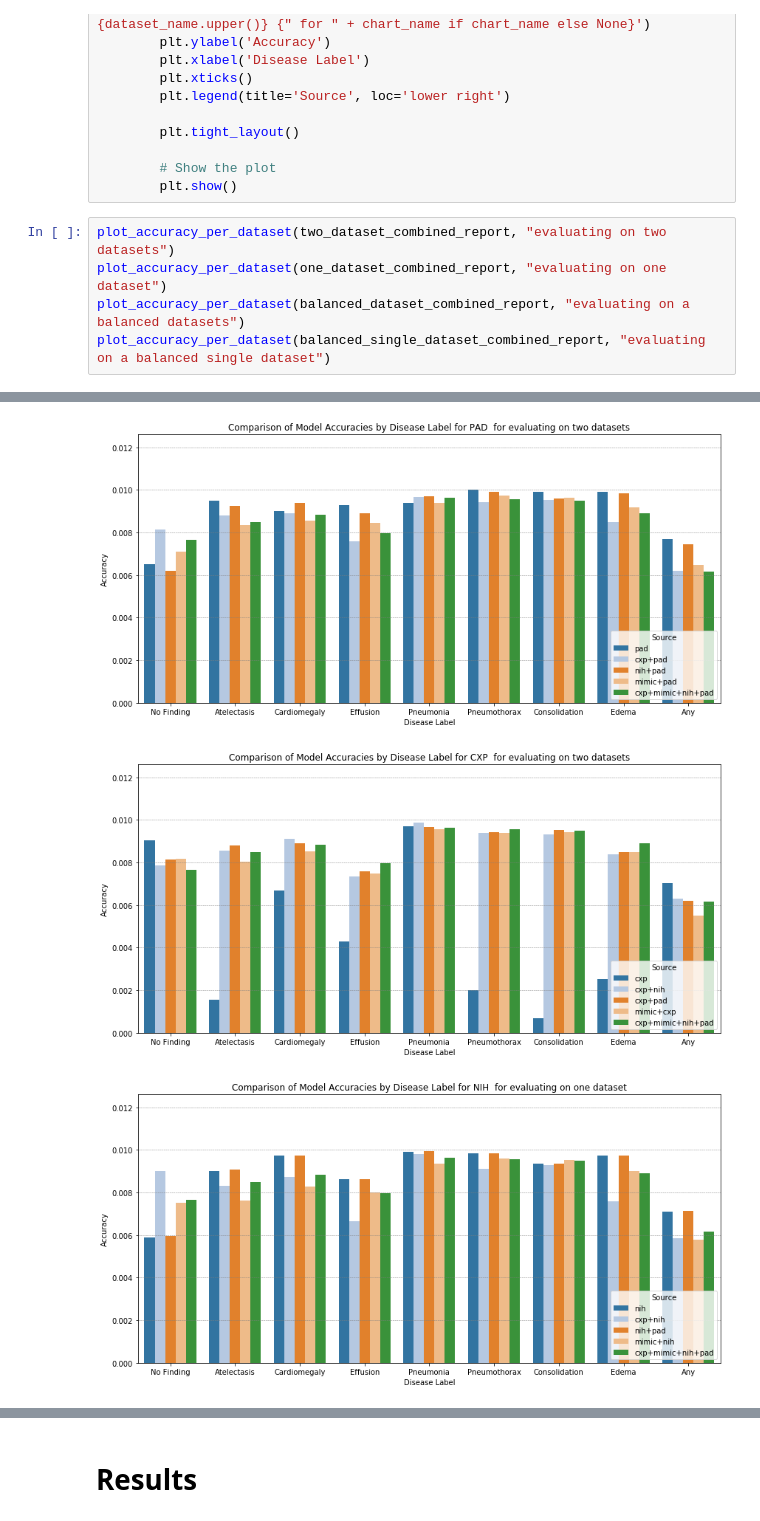
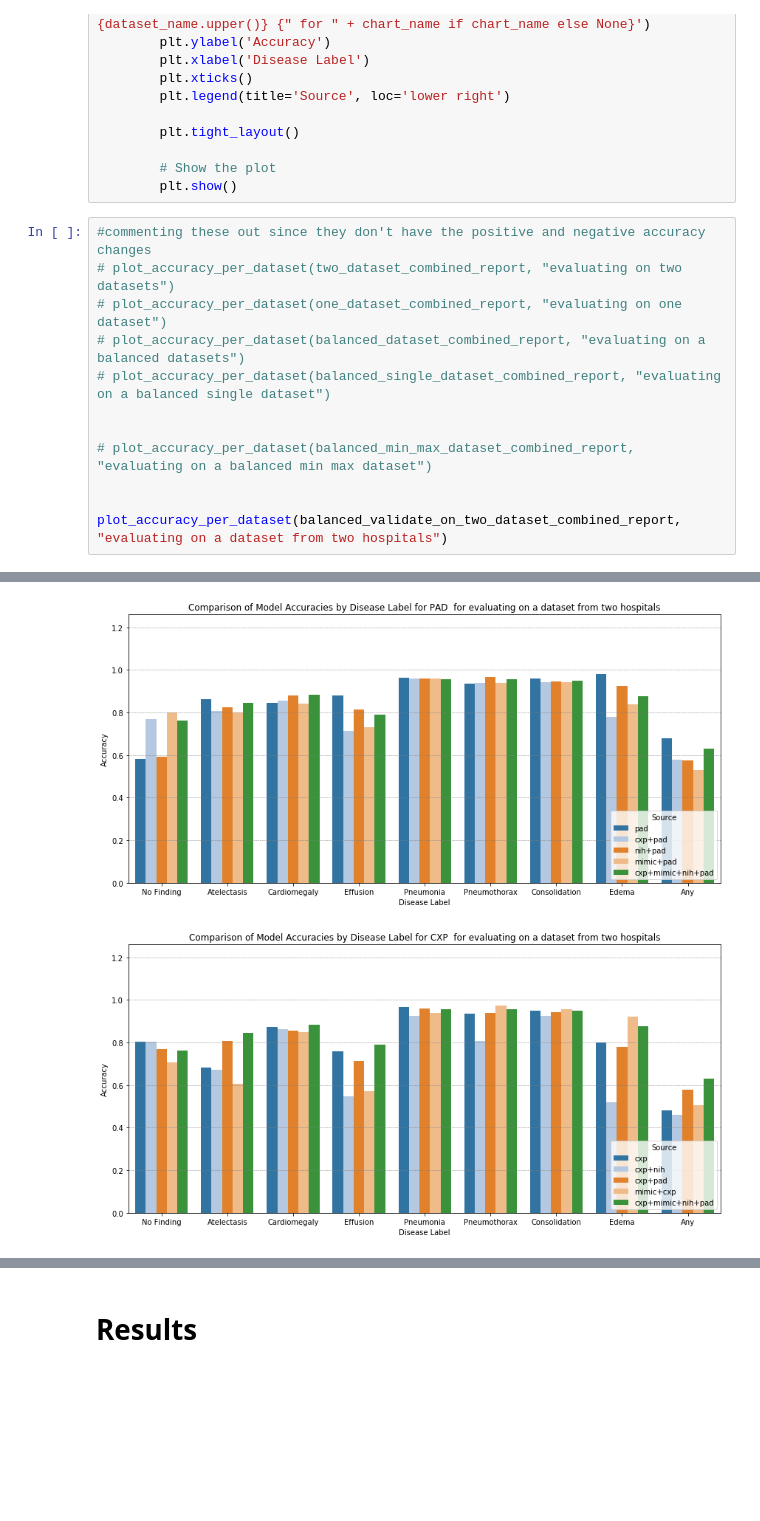
Before and after one commit to nstawski/dlh-final-project, a Jupyter notebook: Nina_Stawski_final_project_stats.ipynb, the cells around one changed output, grey strips where cells are left out. Saved outputs shown, nothing was run; the diff lists cells and outputs as text; blank space fills up the shorter version.

```diff
--- a/Nina_Stawski_final_project_stats.ipynb
+++ b/Nina_Stawski_final_project_stats.ipynb
@@ -2737,8 +2826,15 @@ def plot_accuracy_per_dataset(report, chart_name=""):
         # Show the plot
         plt.show()
 # %%
-plot_accuracy_per_dataset(two_dataset_combined_report, "evaluating on two datasets")
-plot_accuracy_per_dataset(one_dataset_combined_report, "evaluating on one dataset")
-plot_accuracy_per_dataset(balanced_dataset_combined_report, "evaluating on a balanced datasets")
-plot_accuracy_per_dataset(balanced_single_dataset_combined_report, "evaluating on a balanced single dataset")
+#commenting these out since they don't have the positive and negative accuracy changes
+# plot_accuracy_per_dataset(two_dataset_combined_report, "evaluating on two datasets")
+# plot_accuracy_per_dataset(one_dataset_combined_report, "evaluating on one dataset")
+# plot_accuracy_per_dataset(balanced_dataset_combined_report, "evaluating on a balanced datasets")
+# plot_accuracy_per_dataset(balanced_single_dataset_combined_report, "evaluating on a balanced single dataset")
+
+
+# plot_accuracy_per_dataset(balanced_min_max_dataset_combined_report, "evaluating on a balanced min max dataset")
+
+
+plot_accuracy_per_dataset(balanced_validate_on_two_dataset_combined_report, "evaluating on a dataset from two hospitals")
 # %% [output]
@@ -2747,3 +2843,2 @@ plot_accuracy_per_dataset(balanced_single_dataset_combined_report, "evaluating o
-[figure, old version]
+[figure, new version]
-[figure, old version]
+[figure, new version]
-[figure, removed]
```
Also changed, not shown: parts of 46 cells of this notebook.
